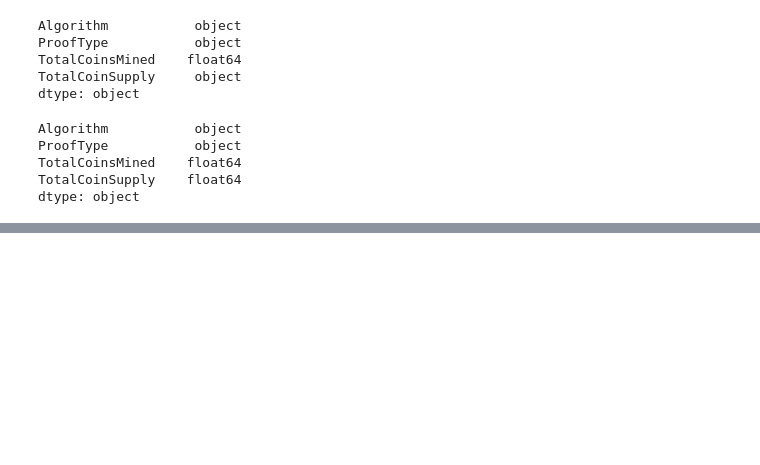
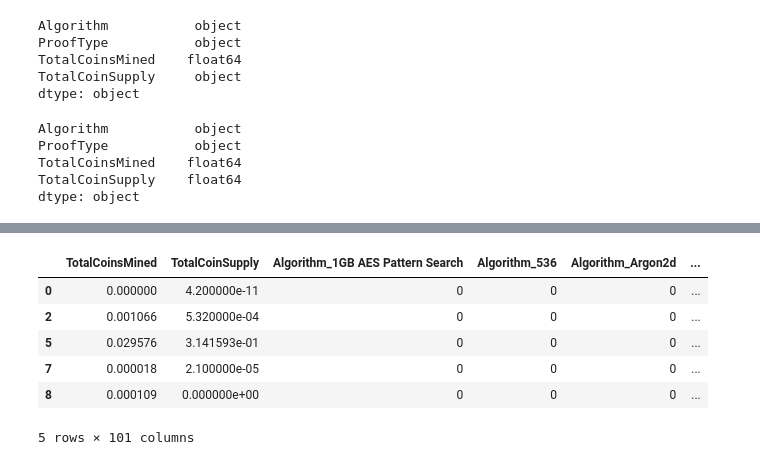
Before and after one commit to mandie021/Cryptocurrency_Clusters, a Jupyter notebook: cryptocurrency_clusters.ipynb, the cells around one changed output, grey strips where cells are left out. Drawn from its saved outputs; the diff is of its cells as text; code cells hidden in the pictures; blank space fills up the shorter version.

```diff
--- a/cryptocurrency_clusters.ipynb
+++ b/cryptocurrency_clusters.ipynb
@@ -190,3 +198,13 @@ X_test_scaled = scaler.transform(X_test)
+# %%
+X[:5]
+# %% [output]
+|  | TotalCoinsMined | TotalCoinSupply | Algorithm_1GB AES Pattern Search | Algorithm_536 | Algorithm_Argon2d | ... |
+| 0 | 0.000000 | 4.200000e-11 | 0 | 0 | 0 | ... |
+| 2 | 0.001066 | 5.320000e-04 | 0 | 0 | 0 | ... |
+| 5 | 0.029576 | 3.141593e-01 | 0 | 0 | 0 | ... |
+| 7 | 0.000018 | 2.100000e-05 | 0 | 0 | 0 | ... |
+| 8 | 0.000109 | 0.000000e+00 | 0 | 0 | 0 | ... |
+5 rows × 101 columns
 # %%
 #Perform dimensionality reduction with PCA.
 #Rather than specify the number of principal components when you instantiate the PCA model,
```
Also changed, not shown: parts of 19 cells of this notebook.
